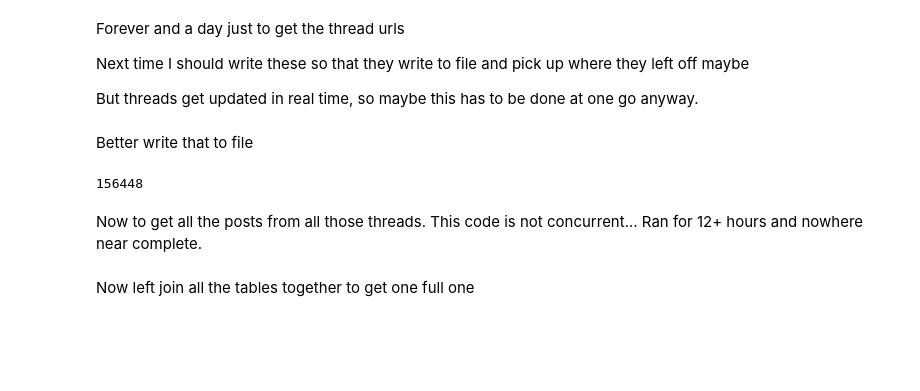
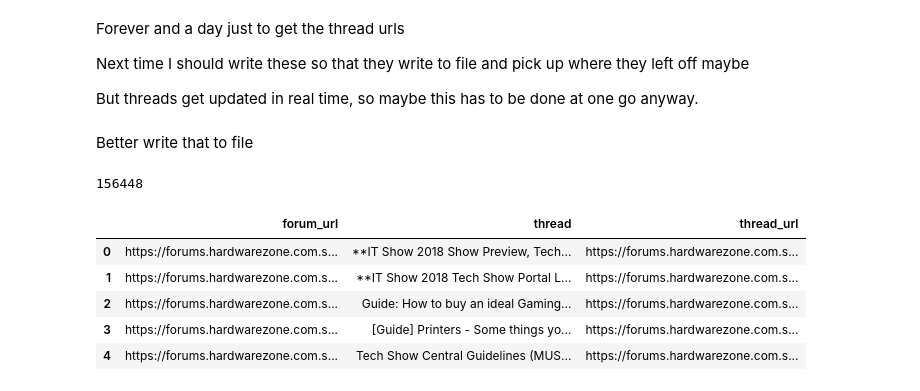
Before and after one commit to freedaemons/hwz-scrape, a Jupyter notebook: hwz-scrape.ipynb, the cells around one changed output. Saved outputs shown, nothing was run; the diff lists cells and outputs as text; code cells hidden in the pictures; blank space fills up the shorter version.

```diff
--- a/hwz-scrape.ipynb
+++ b/hwz-scrape.ipynb
@@ -240,8 +238,13 @@ allThreads.to_csv(allThreads_csv, encoding='utf-8', index=False)
 Better write that to file
 # %%
 allThreads_df = pd.read_csv(allThreads_csv)
-len(allThreads_df)
+print(len(allThreads_df))
+allThreads_df.head()
 # %% [output]
 156448
+|  | forum_url | thread | thread_url |
+| 0 | https://forums.hardwarezone.com.s... | **IT Show 2018 Show Preview, Tech... | https://forums.hardwarezone.com.s... |
+| 1 | https://forums.hardwarezone.com.s... | **IT Show 2018 Tech Show Portal L... | https://forums.hardwarezone.com.s... |
+| 2 | https://forums.hardwarezone.com.s... | Guide: How to buy an ideal Gaming... | https://forums.hardwarezone.com.s... |
+| 3 | https://forums.hardwarezone.com.s... | [Guide] Printers - Some things yo... | https://forums.hardwarezone.com.s... |
+| 4 | https://forums.hardwarezone.com.s... | Tech Show Central Guidelines (MUS... | https://forums.hardwarezone.com.s... |
-# %% [markdown]
-Now to get all the posts from all those threads. This code is not concurrent... Ran for 12+ hours and nowhere near complete.
@@ -257,2 +250,0 @@ len(allPosts_df)
-# %% [markdown]
-Now left join all the tables together to get one full one
```
Also changed, not shown: parts of 19 cells of this notebook, 1 other file.
